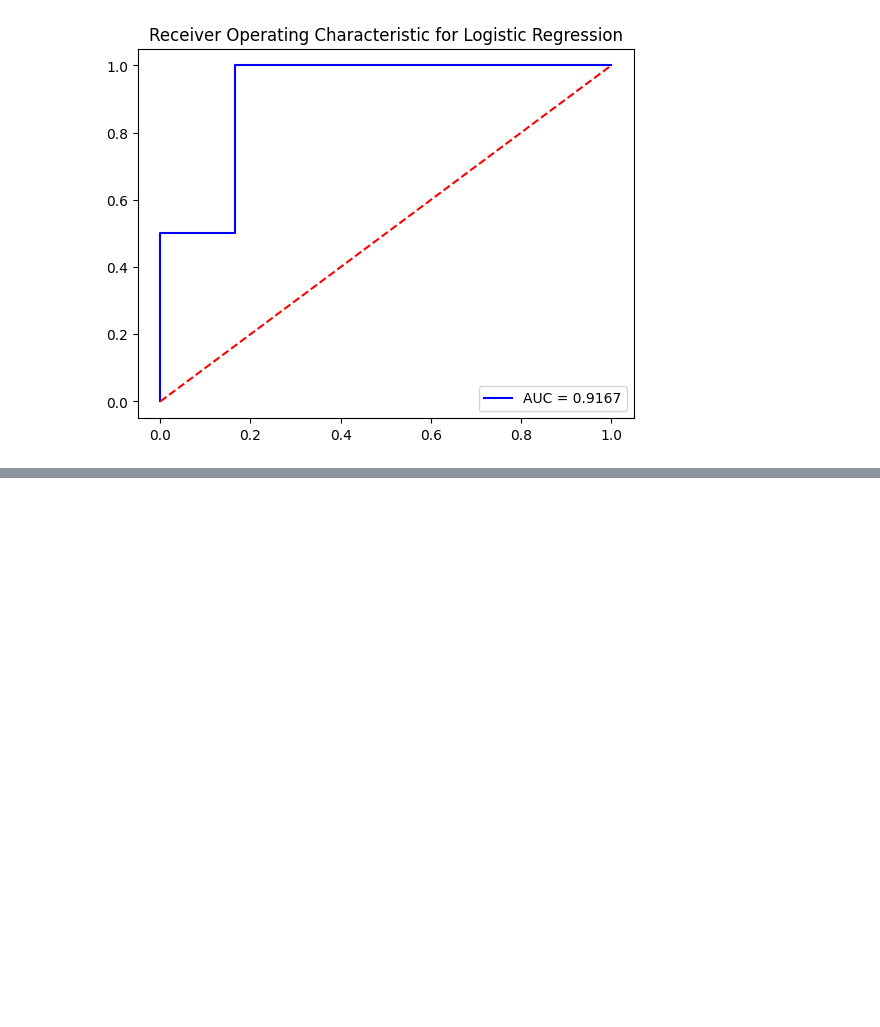
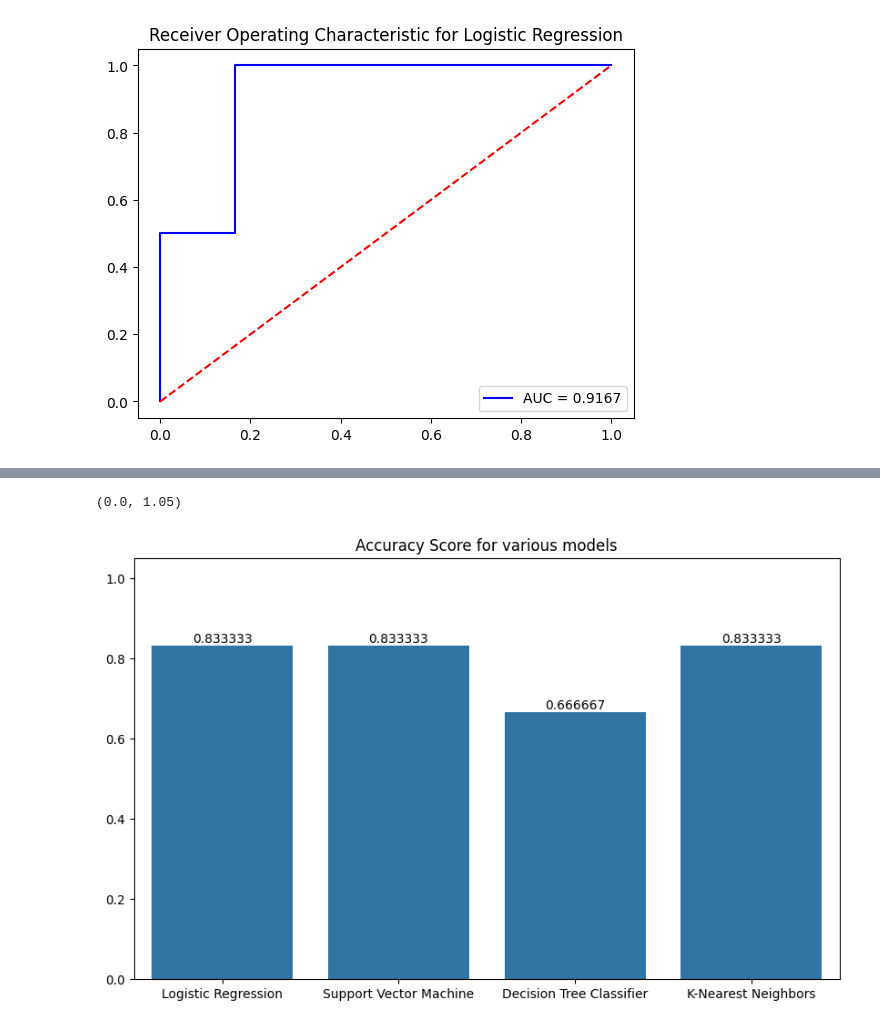
Before and after one commit to AbhishekDaniel1411/IBM_Data_Science_Professional_Certificate, a Jupyter notebook: Capstone_project/falcon9_landing_prediction/Spacex_ML.ipynb, the cells around one changed output, grey strips where cells are left out. Saved outputs shown, nothing was run; the diff lists cells and outputs as text; code cells hidden in the pictures; blank space fills up the shorter version.

```diff
--- a/Capstone_project/falcon9_landing_prediction/Spacex_ML.ipynb
+++ b/Capstone_project/falcon9_landing_prediction/Spacex_ML.ipynb
@@ -478,0 +483,9 @@ ValueError: too many values to unpack (expected 2)
+# %%
+fig, ax = plt.subplots(figsize = (10,6))
+sns.barplot(x = acc_models_dict.keys(), y = acc_models_dict.values(), ax = ax)
+ax.bar_label(ax.containers[0], fontsize=10)
+plt.title("Accuracy Score for various models")
+plt.ylim([0,1.05])
+# %% [output]
+(0.0, 1.05)
+[figure, added]
```
Also changed, not shown: parts of 15 cells of this notebook, 2 other files.
